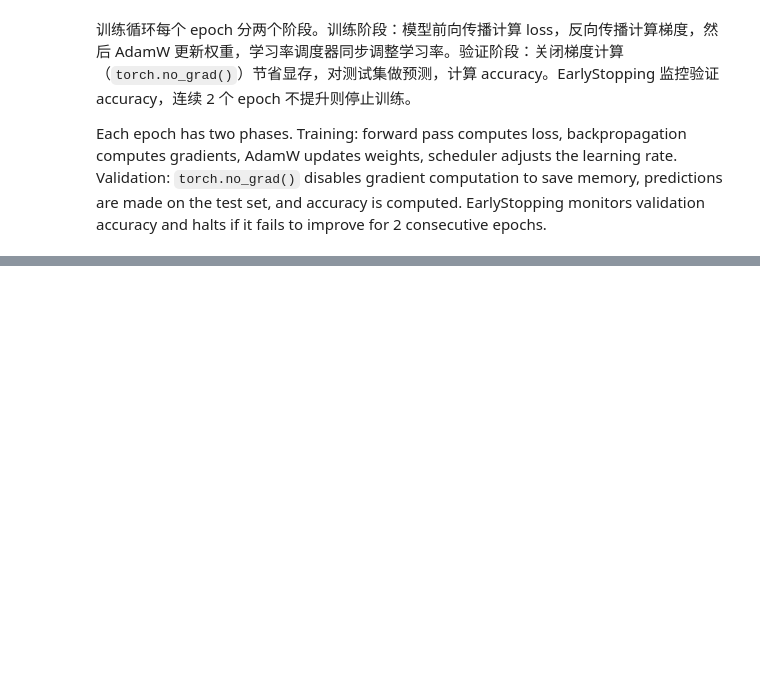
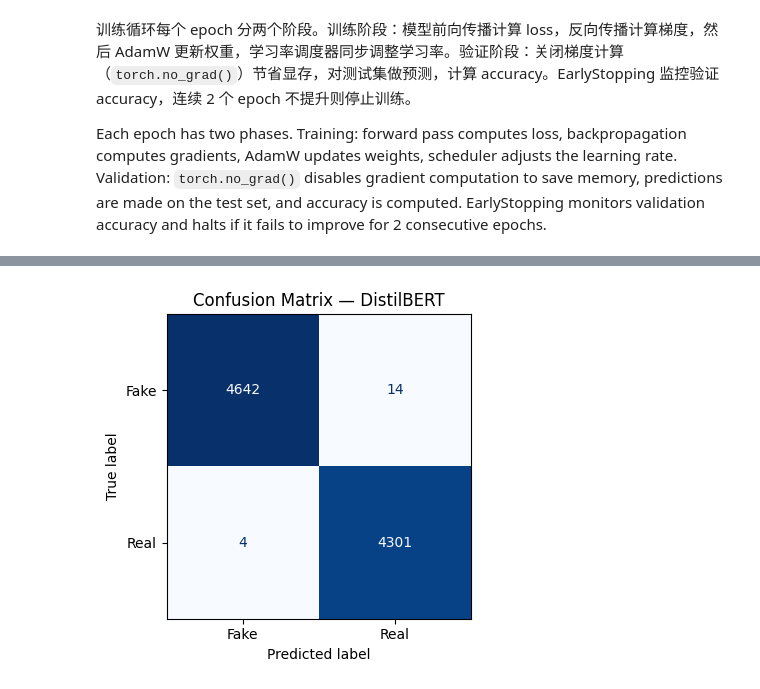
Before and after one commit to shuhan312/fake-news-detection-lstm-to-llm, a Jupyter notebook: notebooks/03_transformer_distilbert.ipynb, the cells around one changed output, grey strips where cells are left out. Drawn from its saved outputs; the diff is of its cells as text; code cells hidden in the pictures; blank space fills up the shorter version.

```diff
--- a/notebooks/03_transformer_distilbert.ipynb
+++ b/notebooks/03_transformer_distilbert.ipynb
@@ -306,0 +376,13 @@ Each epoch has two phases. Training: forward pass computes loss, backpropagation
+# %%
+# 混淆矩阵 / Confusion matrix
+cm = confusion_matrix(all_labels_final, all_preds_final)
+disp = ConfusionMatrixDisplay(confusion_matrix=cm, display_labels=['Fake', 'Real'])
+
+fig, ax = plt.subplots(figsize=(5, 4))
+disp.plot(ax=ax, colorbar=False, cmap='Blues')
+ax.set_title('Confusion Matrix — DistilBERT')
+plt.tight_layout()
+plt.savefig('../results/confusion_matrix_distilbert.png', dpi=150)
+plt.show()
+# %% [output]
+[figure, added]
```
Also changed, not shown: parts of 4 cells of this notebook, 2 other files.
